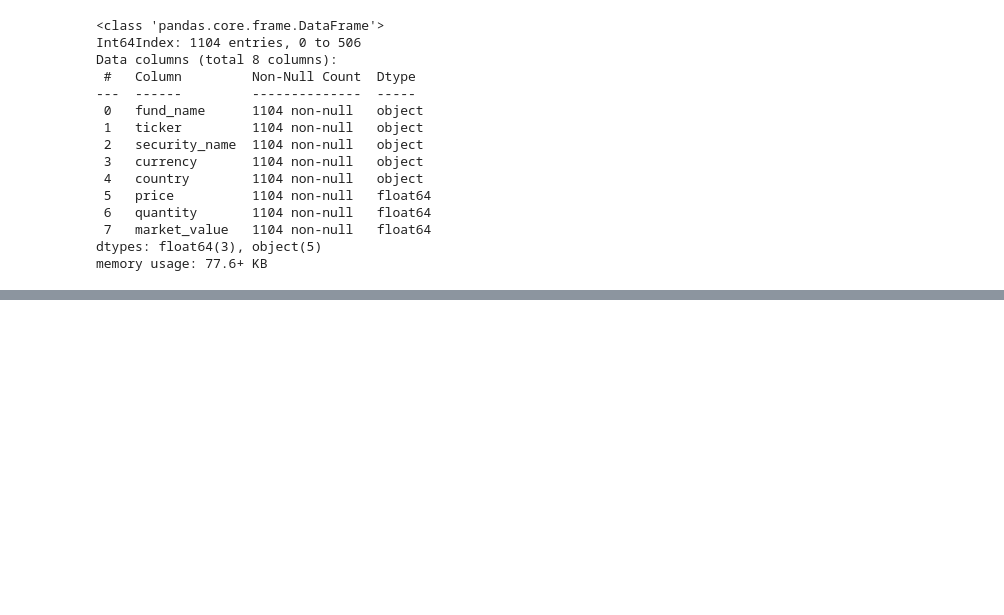
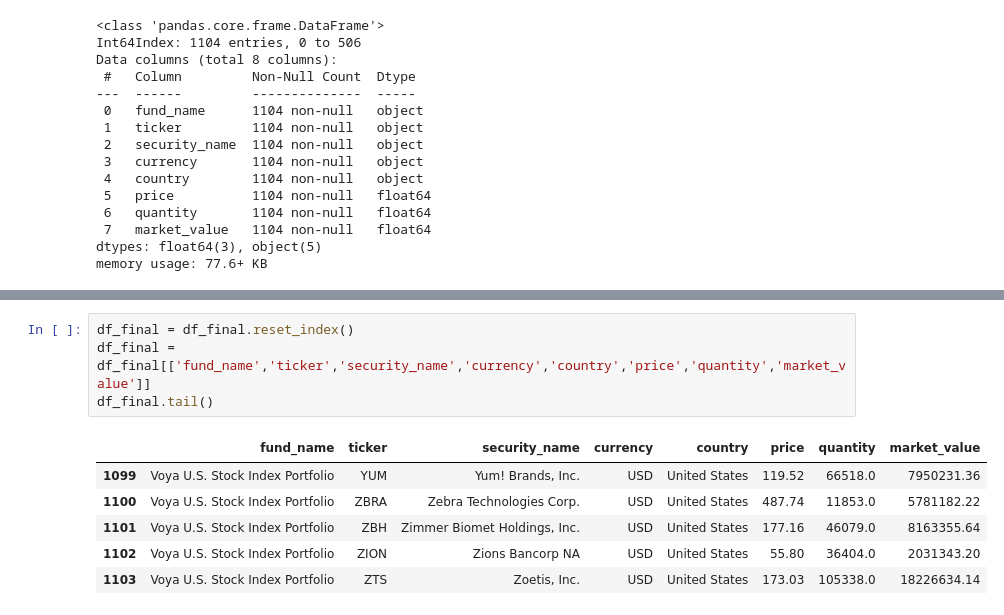
Before and after one commit to NicoleLund/mutual_fund_diversification, a Jupyter notebook: b_holdings_cleanup/holdings_clean.ipynb, the cells around one changed output, grey strips where cells are left out. Drawn from its saved outputs; the diff is of its cells as text; blank space fills up the shorter version.

```diff
--- a/b_holdings_cleanup/holdings_clean.ipynb
+++ b/b_holdings_cleanup/holdings_clean.ipynb
@@ -183,0 +193,11 @@ memory usage: 77.6+ KB
+# %%
+df_final = df_final.reset_index()
+df_final = df_final[['fund_name','ticker','security_name','currency','country','price','quantity','market_value']]
+df_final.tail()
+# %% [output]
+|  | fund_name | ticker | security_name | currency | country | price | quantity | market_value |
+| 1099 | Voya U.S. Stock Index Portfolio | YUM | Yum! Brands, Inc. | USD | United States | 119.52 | 66518.0 | 7950231.36 |
+| 1100 | Voya U.S. Stock Index Portfolio | ZBRA | Zebra Technologies Corp. | USD | United States | 487.74 | 11853.0 | 5781182.22 |
+| 1101 | Voya U.S. Stock Index Portfolio | ZBH | Zimmer Biomet Holdings, Inc. | USD | United States | 177.16 | 46079.0 | 8163355.64 |
+| 1102 | Voya U.S. Stock Index Portfolio | ZION | Zions Bancorp NA | USD | United States | 55.80 | 36404.0 | 2031343.20 |
+| 1103 | Voya U.S. Stock Index Portfolio | ZTS | Zoetis, Inc. | USD | United States | 173.03 | 105338.0 | 18226634.14 |
```
Also changed, not shown: parts of 1 cell of this notebook, 9 other files.
